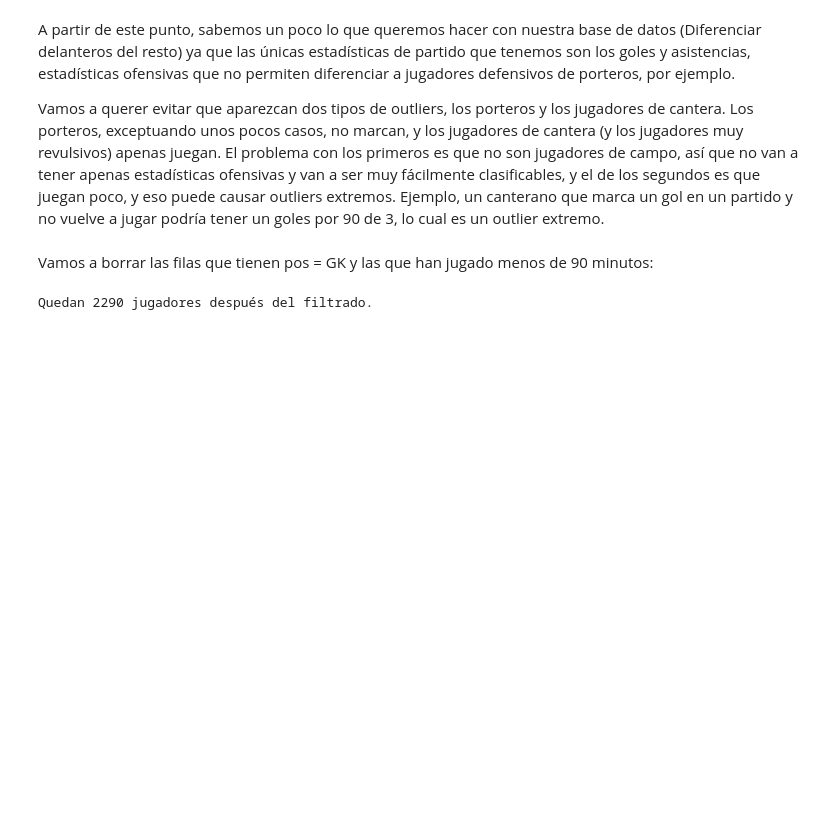
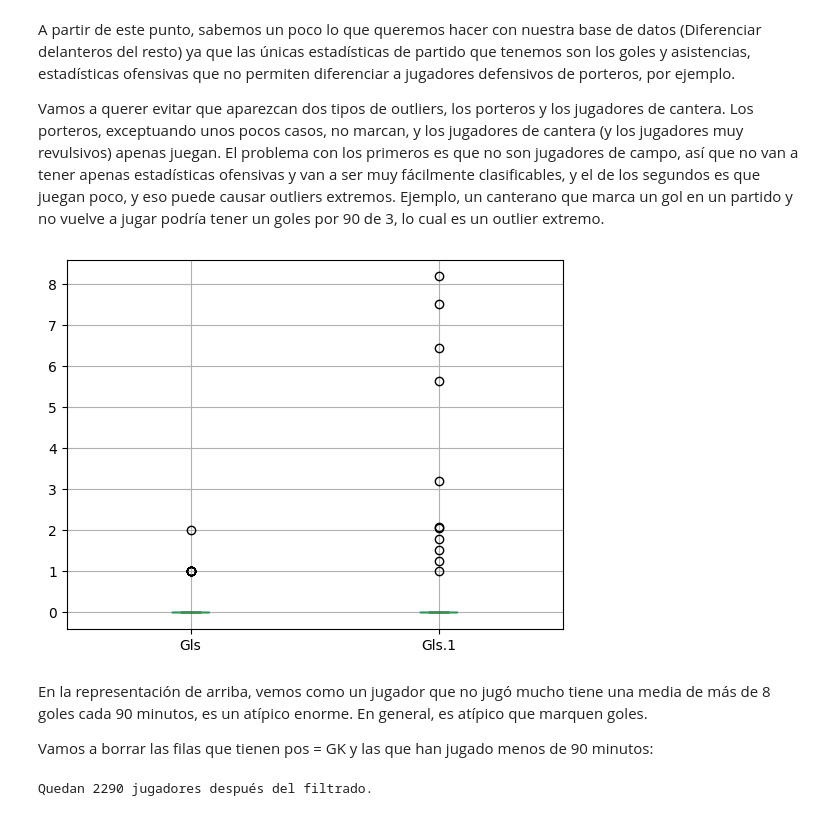
Before and after one commit to alexalvrz-yeah/Proyecto-Fusball, a Jupyter notebook: notebooks/fussball.ipynb, the cells around one changed output. Drawn from its saved outputs; the diff is of its cells as text; code cells hidden in the pictures; blank space fills up the shorter version.

```diff
--- a/notebooks/fussball.ipynb
+++ b/notebooks/fussball.ipynb
@@ -201,7 +215,14 @@ _Per 90 Minutes_ (valores divididos entre 90 minutos, pertenecen _Gls.1_, _Ast.1
 A partir de este punto, sabemos un poco lo que queremos hacer con nuestra base de datos (Diferenciar delanteros del resto) ya que las únicas estadísticas de partido que tenemos son los goles y asistencias, estadísticas ofensivas que no permiten diferenciar a jugadores defensivos de porteros, por ejemplo.
 
 Vamos a querer evitar que aparezcan dos tipos de outliers, los porteros y los jugadores de cantera. Los porteros, exceptuando unos pocos casos, no marcan, y los jugadores de cantera (y los jugadores muy revulsivos) apenas juegan. El problema con los primeros es que no son jugadores de campo, así que no van a tener apenas estadísticas ofensivas y van a ser muy fácilmente clasificables, y el de los segundos es que juegan poco, y eso puede causar outliers extremos. Ejemplo, un canterano que marca un gol en un partido y no vuelve a jugar podría tener un goles por 90 de 3, lo cual es un outlier extremo.
+# %%
+df_canteranos = df[df['Min'] < 90]
+boxplot = df_canteranos.boxplot(column=['Gls', 'Gls.1'])
+# %% [output]
+[figure, added]
 # %% [markdown]
+En la representación de arriba, vemos como un jugador que no jugó mucho tiene una media de más de 8 goles cada 90 minutos, es un atípico enorme. En general, es atípico que marquen goles.
+
 Vamos a borrar las filas que tienen pos = GK y las que han jugado menos de 90 minutos:
 # %%
 df_filtrado = df[(df['Pos'] != 'GK') & (df['Min'] >= 90)]
```
Also changed, not shown: parts of 9 cells of this notebook.
